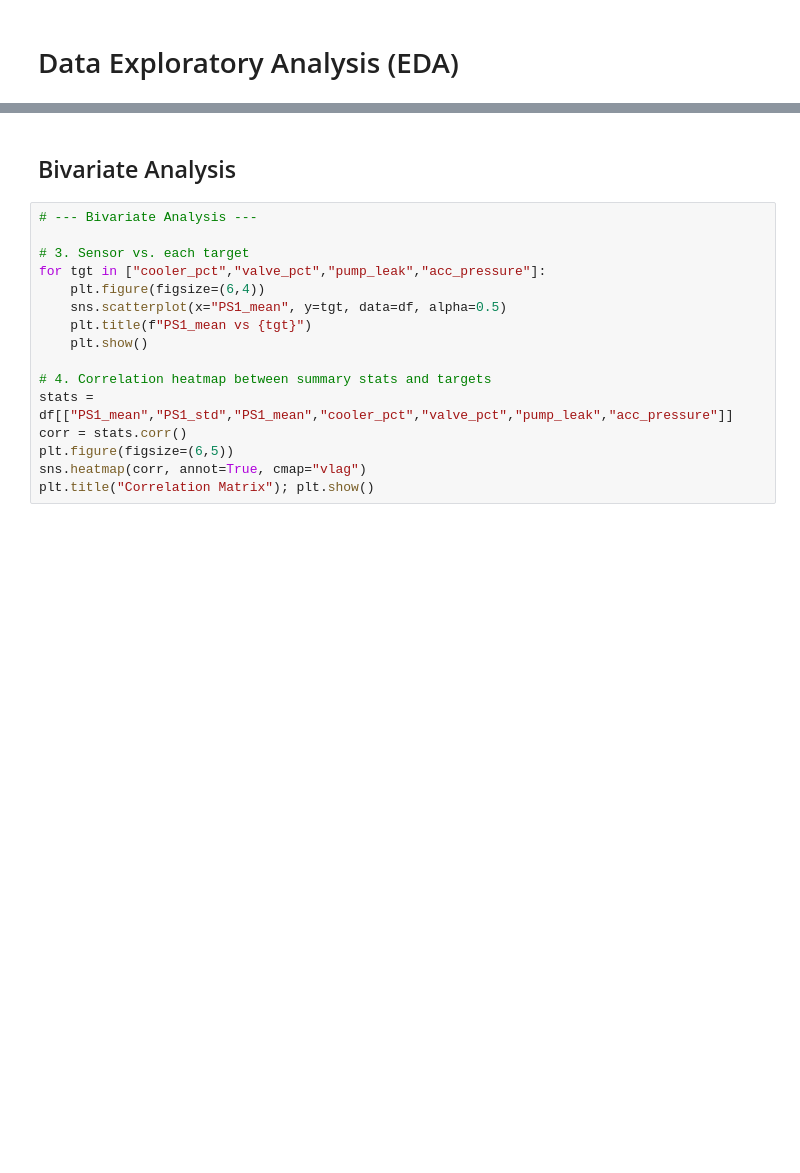
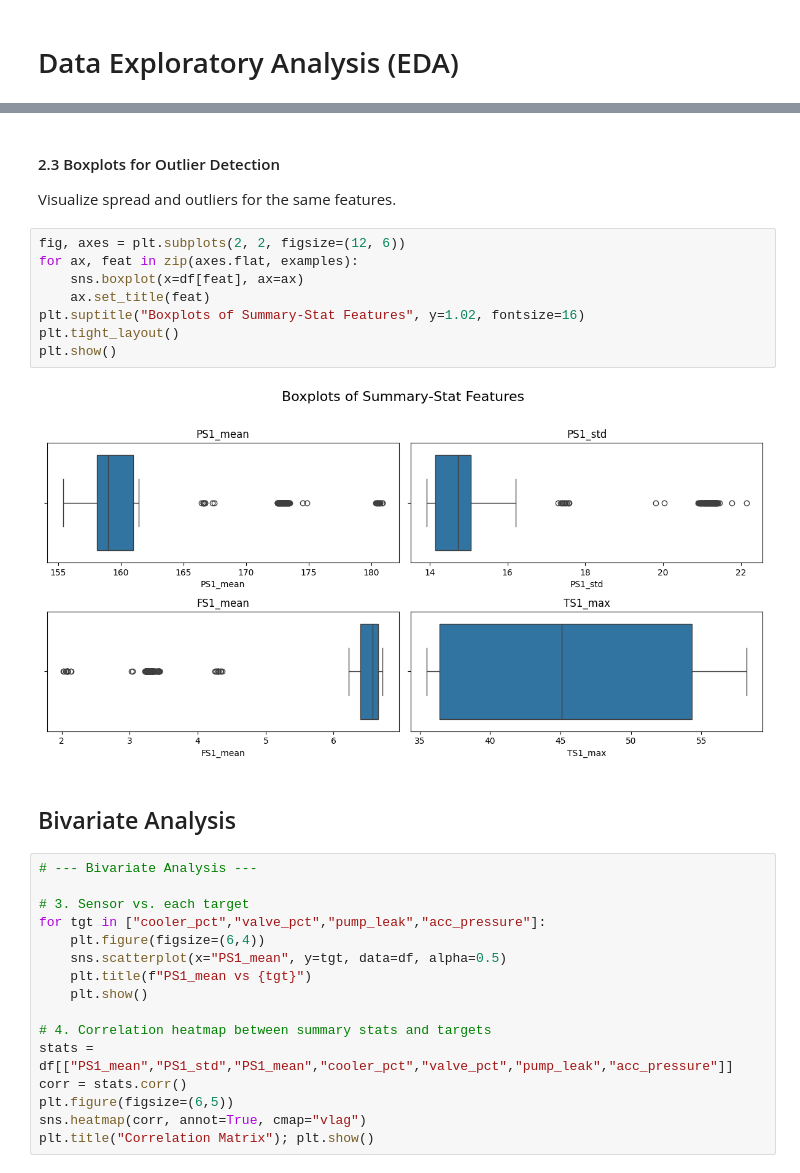
Before and after one commit to jeremiafourie/HydraulicHealth-Monitoring, a Jupyter notebook: notebooks/eda.ipynb, the cells around one changed output, grey strips where cells are left out. Cells and saved outputs as stored; diff of their text form; blank space fills up the shorter version.

```diff
--- a/notebooks/eda.ipynb
+++ b/notebooks/eda.ipynb
@@ -36,3 +85,16 @@ plt.show()
+# %% [markdown]
+#### 2.3 Boxplots for Outlier Detection
+Visualize spread and outliers for the same features.
+# %%
+fig, axes = plt.subplots(2, 2, figsize=(12, 6))
+for ax, feat in zip(axes.flat, examples):
+    sns.boxplot(x=df[feat], ax=ax)
+    ax.set_title(feat)
+plt.suptitle("Boxplots of Summary‑Stat Features", y=1.02, fontsize=16)
+plt.tight_layout()
+plt.show()
+# %% [output]
+[figure, added]
 # %% [markdown]
 ## Bivariate Analysis
 # %%
```
Also changed, not shown: parts of 10 cells of this notebook.
